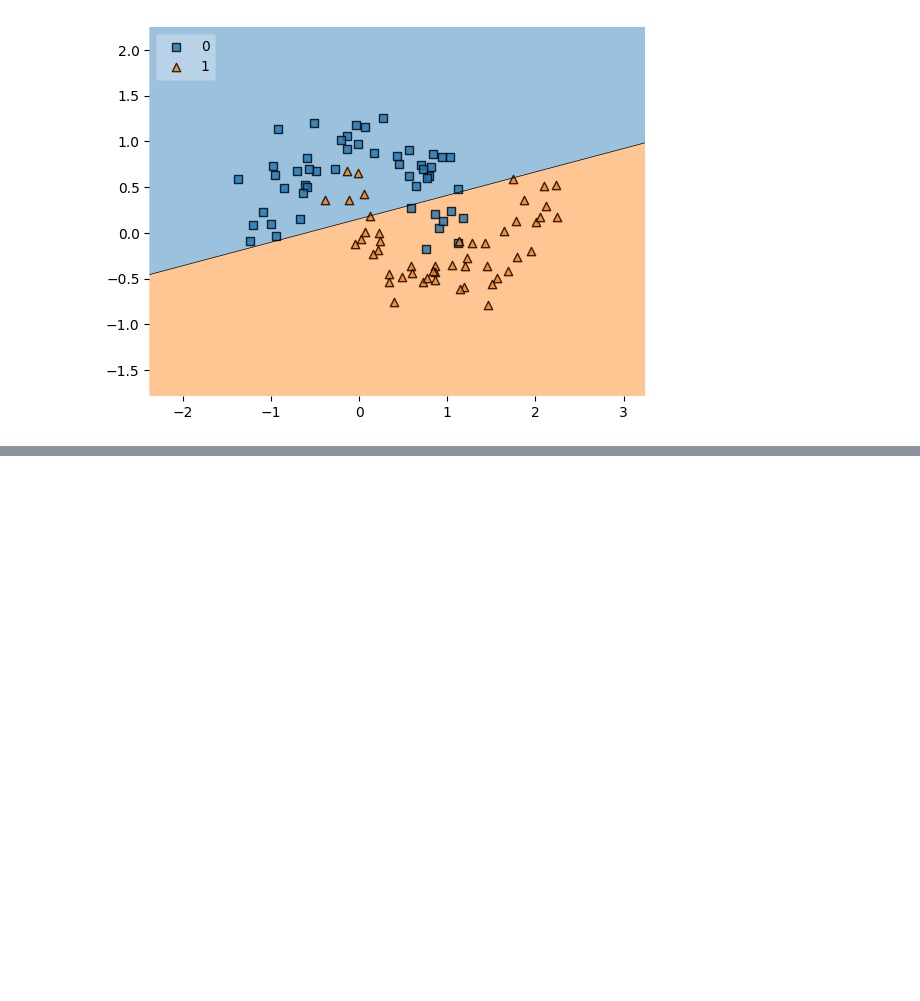
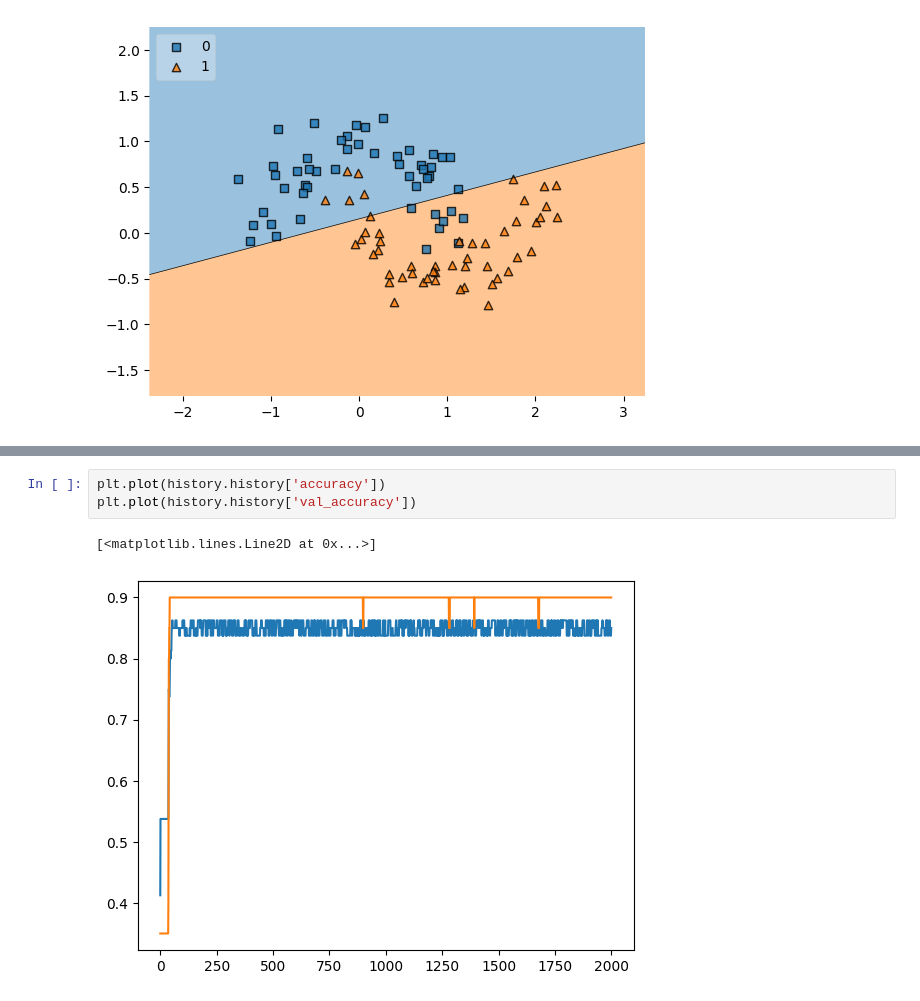
Before and after one commit to muzahid120/Deeplearning, a Jupyter notebook: weights_initialize/small_number_weights.ipynb, the cells around one changed output, grey strips where cells are left out. Drawn from its saved outputs; the diff is of its cells as text; blank space fills up the shorter version.

```diff
--- a/weights_initialize/small_number_weights.ipynb
+++ b/weights_initialize/small_number_weights.ipynb
@@ -152,0 +159,6 @@ plot_decision_regions(x,y.astype('int'),clf=model1,legend=2)
+# %%
+plt.plot(history.history['accuracy'])
+plt.plot(history.history['val_accuracy'])
+# %% [output]
+[<matplotlib.lines.Line2D at 0x...>]
+[figure, added]
```
Also changed, not shown: parts of 1 cell of this notebook, 2 other files.
